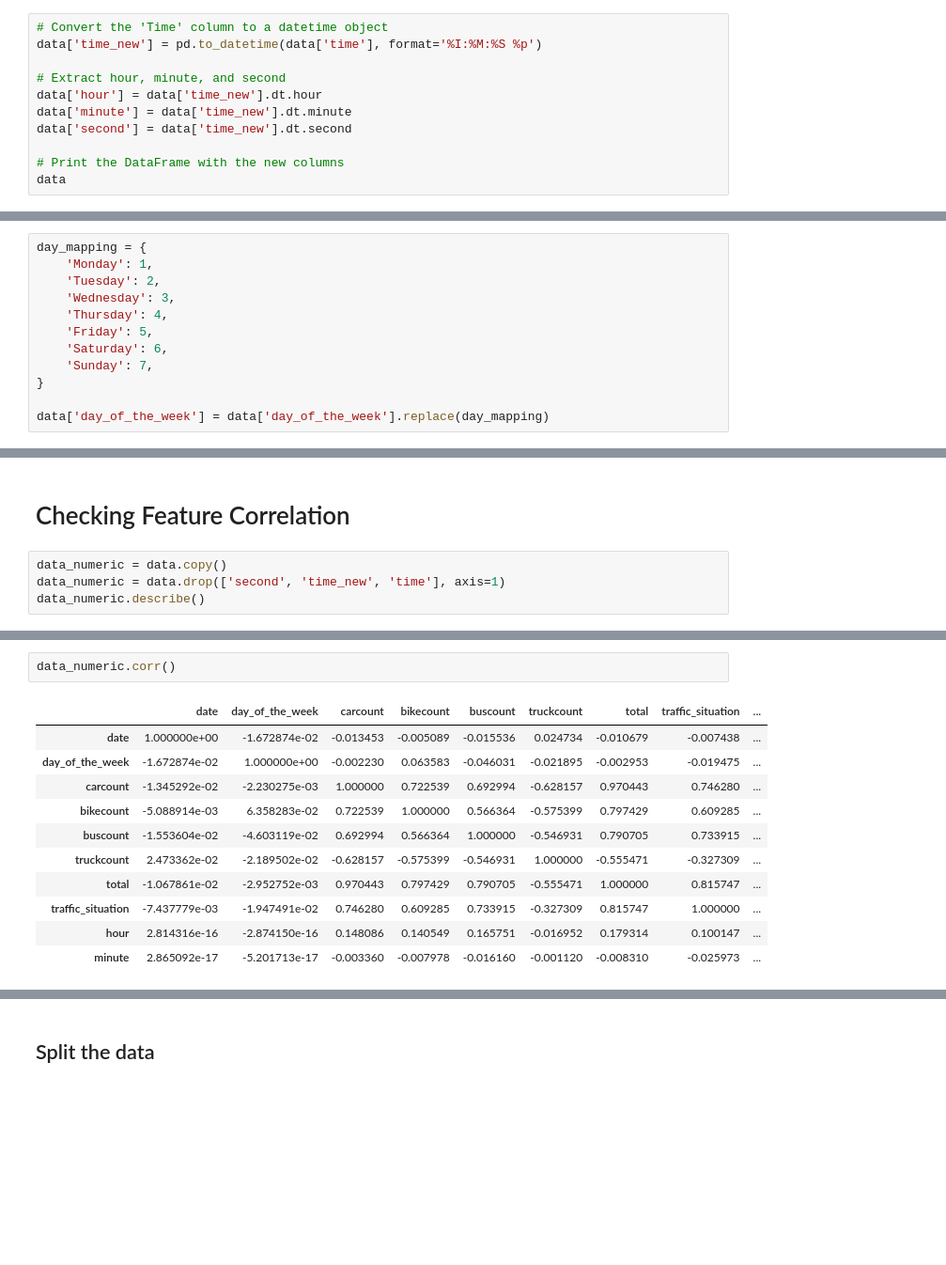
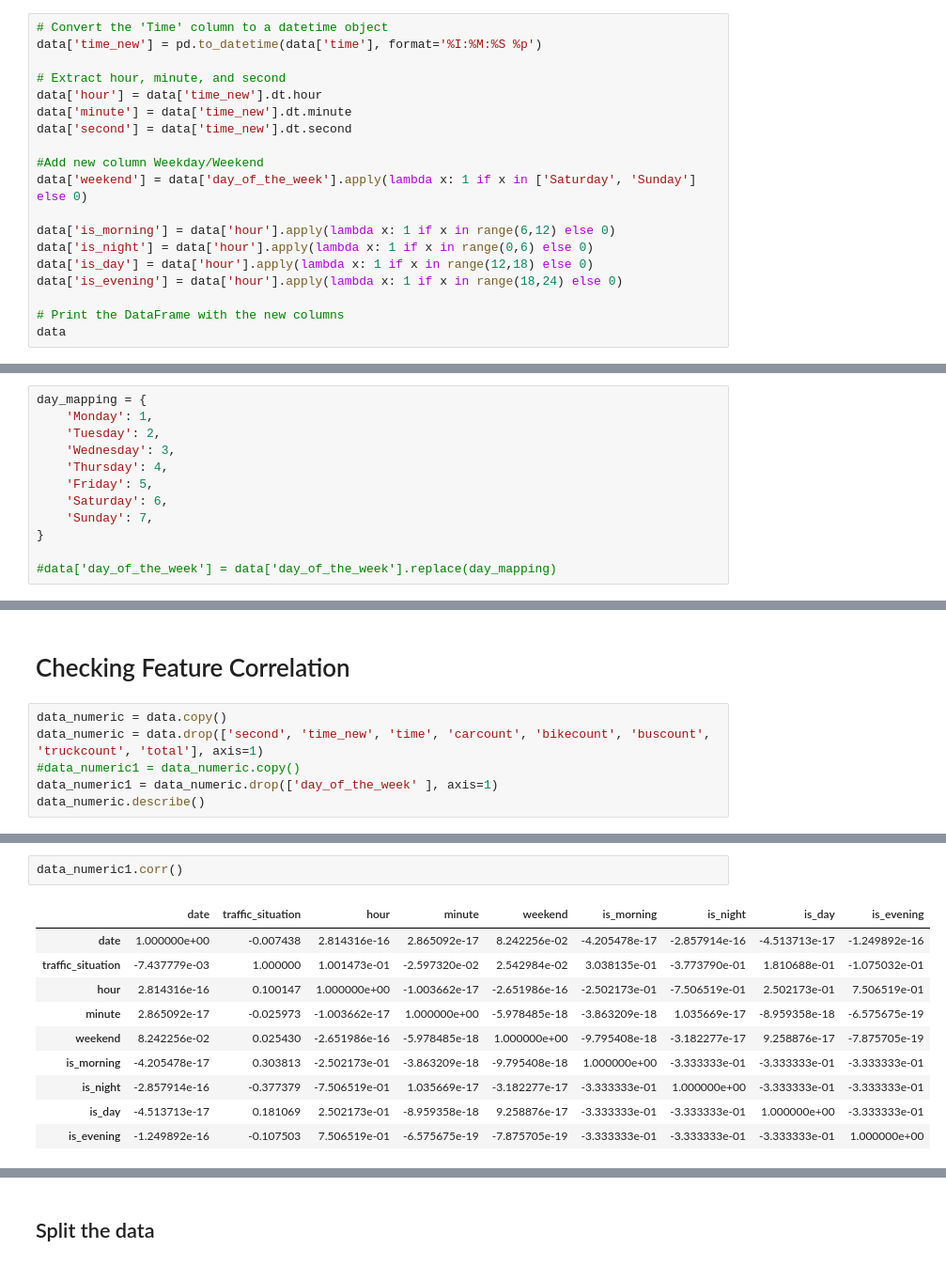
Before and after one commit to ovlasenko-ellation/mid_term_project_mlzoomcamp, a Jupyter notebook: Project_mid_term.ipynb, the cells around one changed output, grey strips where cells are left out. Shown at 94% size. Saved outputs shown, nothing was run; the diff lists cells and outputs as text; blank space fills up the shorter version.

```diff
--- a/Project_mid_term.ipynb
+++ b/Project_mid_term.ipynb
@@ -66,6 +68,14 @@ data['hour'] = data['time_new'].dt.hour
 data['minute'] = data['time_new'].dt.minute
 data['second'] = data['time_new'].dt.second
 
+#Add new column Weekday/Weekend
+data['weekend'] = data['day_of_the_week'].apply(lambda x: 1 if x in ['Saturday', 'Sunday'] else 0)
+
+data['is_morning'] = data['hour'].apply(lambda x: 1 if x in range(6,12) else 0)
+data['is_night'] = data['hour'].apply(lambda x: 1 if x in range(0,6) else 0)
+data['is_day'] = data['hour'].apply(lambda x: 1 if x in range(12,18) else 0)
+data['is_evening'] = data['hour'].apply(lambda x: 1 if x in range(18,24) else 0)
+
 # Print the DataFrame with the new columns
 data
 # %% [output]
@@ -93,7 +103,7 @@ day_mapping = {
     'Sunday': 7,
 }
 
-data['day_of_the_week'] = data['day_of_the_week'].replace(day_mapping)
+#data['day_of_the_week'] = data['day_of_the_week'].replace(day_mapping)
 # %%
 traffic_situation_mapping = {'low': 0, 'normal': 1, 'high': 2, 'heavy':3}
 data['traffic_situation'].replace(traffic_situation_mapping, inplace=True)
@@ -161,6 +176,8 @@ dataset
 # Checking Feature Correlation
 # %%
 data_numeric = data.copy()
-data_numeric = data.drop(['second', 'time_new', 'time'], axis=1)
+data_numeric = data.drop(['second', 'time_new', 'time', 'carcount', 'bikecount', 'buscount', 'truckcount', 'total'], axis=1)
+#data_numeric1 = data_numeric.copy()
+data_numeric1 = data_numeric.drop(['day_of_the_week' ], axis=1)
 data_numeric.describe()
 # %% [output]
@@ -176,16 +193,15 @@ data_numeric.describe()
 # %%
-data_numeric.corr()
+data_numeric1.corr()
 # %% [output]
-|  | date | day_of_the_week | carcount | bikecount | buscount | truckcount | total | traffic_situation | ... |
-| date | 1.000000e+00 | -1.672874e-02 | -0.013453 | -0.005089 | -0.015536 | 0.024734 | -0.010679 | -0.007438 | ... |
-| day_of_the_week | -1.672874e-02 | 1.000000e+00 | -0.002230 | 0.063583 | -0.046031 | -0.021895 | -0.002953 | -0.019475 | ... |
-| carcount | -1.345292e-02 | -2.230275e-03 | 1.000000 | 0.722539 | 0.692994 | -0.628157 | 0.970443 | 0.746280 | ... |
-| bikecount | -5.088914e-03 | 6.358283e-02 | 0.722539 | 1.000000 | 0.566364 | -0.575399 | 0.797429 | 0.609285 | ... |
-| buscount | -1.553604e-02 | -4.603119e-02 | 0.692994 | 0.566364 | 1.000000 | -0.546931 | 0.790705 | 0.733915 | ... |
-| truckcount | 2.473362e-02 | -2.189502e-02 | -0.628157 | -0.575399 | -0.546931 | 1.000000 | -0.555471 | -0.327309 | ... |
-| total | -1.067861e-02 | -2.952752e-03 | 0.970443 | 0.797429 | 0.790705 | -0.555471 | 1.000000 | 0.815747 | ... |
-| traffic_situation | -7.437779e-03 | -1.947491e-02 | 0.746280 | 0.609285 | 0.733915 | -0.327309 | 0.815747 | 1.000000 | ... |
-| hour | 2.814316e-16 | -2.874150e-16 | 0.148086 | 0.140549 | 0.165751 | -0.016952 | 0.179314 | 0.100147 | ... |
-| minute | 2.865092e-17 | -5.201713e-17 | -0.003360 | -0.007978 | -0.016160 | -0.001120 | -0.008310 | -0.025973 | ... |
+|  | date | traffic_situation | hour | minute | weekend | is_morning | is_night | is_day | is_evening |
+| date | 1.000000e+00 | -0.007438 | 2.814316e-16 | 2.865092e-17 | 8.242256e-02 | -4.205478e-17 | -2.857914e-16 | -4.513713e-17 | -1.249892e-16 |
+| traffic_situation | -7.437779e-03 | 1.000000 | 1.001473e-01 | -2.597320e-02 | 2.542984e-02 | 3.038135e-01 | -3.773790e-01 | 1.810688e-01 | -1.075032e-01 |
+| hour | 2.814316e-16 | 0.100147 | 1.000000e+00 | -1.003662e-17 | -2.651986e-16 | -2.502173e-01 | -7.506519e-01 | 2.502173e-01 | 7.506519e-01 |
+| minute | 2.865092e-17 | -0.025973 | -1.003662e-17 | 1.000000e+00 | -5.978485e-18 | -3.863209e-18 | 1.035669e-17 | -8.959358e-18 | -6.575675e-19 |
+| weekend | 8.242256e-02 | 0.025430 | -2.651986e-16 | -5.978485e-18 | 1.000000e+00 | -9.795408e-18 | -3.182277e-17 | 9.258876e-17 | -7.875705e-19 |
+| is_morning | -4.205478e-17 | 0.303813 | -2.502173e-01 | -3.863209e-18 | -9.795408e-18 | 1.000000e+00 | -3.333333e-01 | -3.333333e-01 | -3.333333e-01 |
+| is_night | -2.857914e-16 | -0.377379 | -7.506519e-01 | 1.035669e-17 | -3.182277e-17 | -3.333333e-01 | 1.000000e+00 | -3.333333e-01 | -3.333333e-01 |
+| is_day | -4.513713e-17 | 0.181069 | 2.502173e-01 | -8.959358e-18 | 9.258876e-17 | -3.333333e-01 | -3.333333e-01 | 1.000000e+00 | -3.333333e-01 |
+| is_evening | -1.249892e-16 | -0.107503 | 7.506519e-01 | -6.575675e-19 | -7.875705e-19 | -3.333333e-01 | -3.333333e-01 | -3.333333e-01 | 1.000000e+00 |
 # %%
 plt.figure(figsize=(9, 6))
```
Also changed, not shown: parts of 26 cells of this notebook.
